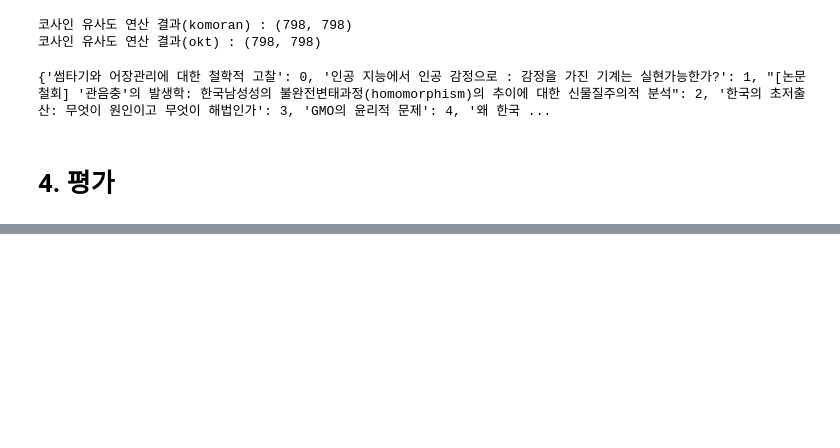
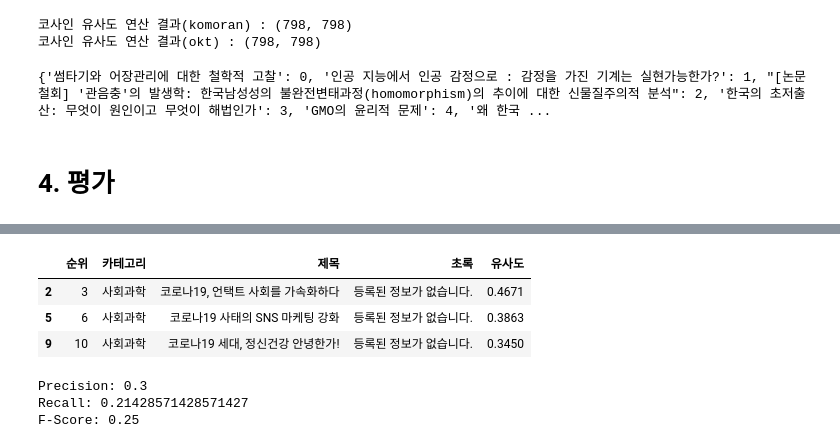
Before and after one commit to viola2002/2025_DeepLearning_for_text_data, a Jupyter notebook: personal_project/code/paper_recommender_cosine.ipynb, the cells around one changed output, grey strips where cells are left out. Drawn from its saved outputs; the diff is of its cells as text; code cells hidden in the pictures; blank space fills up the shorter version.

```diff
--- a/personal_project/code/paper_recommender_cosine.ipynb
+++ b/personal_project/code/paper_recommender_cosine.ipynb
@@ -93,14 +93,26 @@ def recommend_papers_by_title(title, cos_sim_matrix, top_k=10):
     sim_scores = [(i, score) for i, score in sim_scores if i != idx] # 자기 자신 제외
     sim_scores = sorted(sim_scores, key=lambda x: x[1], reverse=True)[:top_k] # 유사도 순 상위 k
 
-    print(f"기준 문서 [{title}]와(과) 가장 유사한 Top-{top_k} 추천\n")
-    rank = 1
-    for paper_idx, score in sim_scores:
-        print(f" - 추천 {rank}위: [{crawled['제목'].iloc[paper_idx]}], (유사도 {score:.4f})")
-        rank += 1
+    recommendations = []
+    for rank, (paper_idx, score) in enumerate(sim_scores, start=1):
+        paper_category = crawled['카테고리'].iloc[paper_idx]
+        paper_title = crawled['제목'].iloc[paper_idx]
+        paper_abstract = crawled['초록'].iloc[paper_idx]
+        print(f" - 추천 {rank}위: {paper_category} - [{paper_title}], (유사도 {score:.4f})")
+        recommendations.append({
+            '순위': rank,
+            '카테고리': paper_category,
+            '제목': paper_title,
+            '초록': paper_abstract,
+            '유사도': round(score, 4)
+        })
 
     # 정량적 지표 - 평균 유사도 사용
     mean_sim = np.mean([score for _, score in sim_scores])
     print(f"\n ▶ 평균 유사도 (Mean Similarity): {mean_sim:.4f}")
+
+    # DataFrame 생성 및 저장
+    result_df = pd.DataFrame(recommendations)
+    return result_df
 # %% [markdown]
 # 4. 평가
@@ -142,0 +163,19 @@ recommend_papers_by_title('썸타기와 어장관리에 대한 철학적 고찰'
+# %%
+filtered_komoran = result_komoran[((result_komoran['제목'] + " " + result_komoran['초록']).str.contains(keyword, na=False))
+                                  & (result_komoran['카테고리'] == category)]
+filtered_komoran
+# %% [output]
+|  | 순위 | 카테고리 | 제목 | 초록 | 유사도 |
+| 2 | 3 | 사회과학 | 코로나19, 언택트 사회를 가속화하다 | 등록된 정보가 없습니다. | 0.4671 |
+| 5 | 6 | 사회과학 | 코로나19 사태의 SNS 마케팅 강화 | 등록된 정보가 없습니다. | 0.3863 |
+| 9 | 10 | 사회과학 | 코로나19 세대, 정신건강 안녕한가! | 등록된 정보가 없습니다. | 0.3450 |
+# %%
+precision_komoran = len(filtered_komoran)/TOP_N
+recall_komoran = len(filtered_komoran)/(len(filtered) - 1)
+fscore_komoran = 2*precision_komoran*recall_komoran/(precision_komoran+recall_komoran)
+
+print(f'Precision: {precision_komoran}\nRecall: {recall_komoran}\nF-Score: {fscore_komoran}')
+# %% [output]
+Precision: 0.3
+Recall: 0.21428571428571427
+F-Score: 0.25
```
Also changed, not shown: parts of 7 cells of this notebook.
